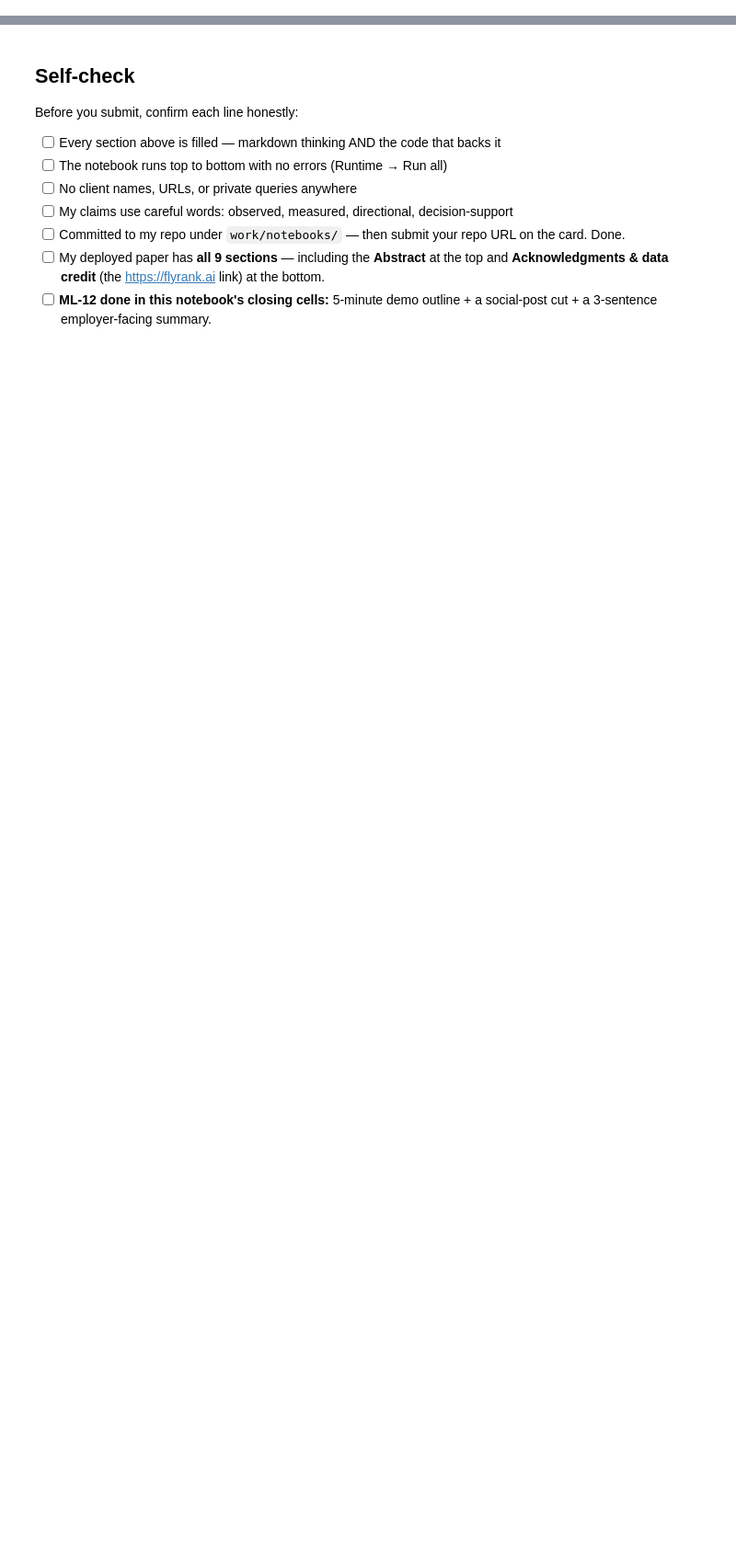
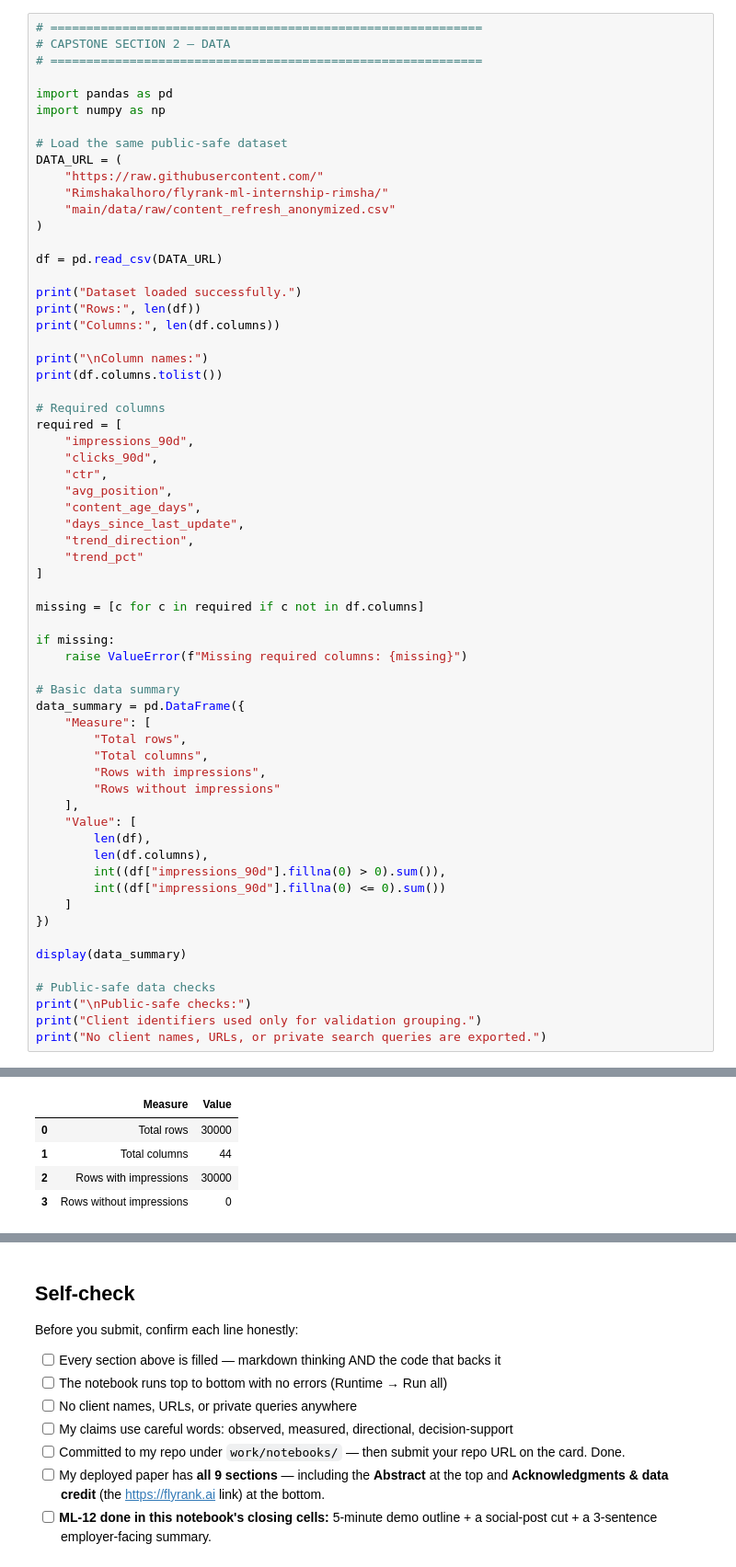
Before and after one commit to Rimshakalhoro/flyrank-ml-internship-rimsha, a Jupyter notebook: work/notebooks/capstone.ipynb, the cells around one changed output, grey strips where cells are left out. Shown at 92% size. Saved outputs shown, nothing was run; the diff lists cells and outputs as text; blank space fills up the shorter version.

```diff
--- a/work/notebooks/capstone.ipynb
+++ b/work/notebooks/capstone.ipynb
@@ -36,0 +60,64 @@ This skeleton is yours to fill. Work the sections **in order** — each one has
+# %%
+# ============================================================
+# CAPSTONE SECTION 2 — DATA
+# ============================================================
+
+import pandas as pd
+import numpy as np
+
+# Load the same public-safe dataset
+DATA_URL = (
+    "https://raw.githubusercontent.com/"
+    "Rimshakalhoro/flyrank-ml-internship-rimsha/"
+    "main/data/raw/content_refresh_anonymized.csv"
+)
+
+df = pd.read_csv(DATA_URL)
+
+print("Dataset loaded successfully.")
+print("Rows:", len(df))
+print("Columns:", len(df.columns))
+
+print("\nColumn names:")
+print(df.columns.tolist())
+
+# Required columns
+required = [
+    "impressions_90d",
+    "clicks_90d",
+    "ctr",
+    "avg_position",
+    "content_age_days",
+    "days_since_last_update",
+    "trend_direction",
+    "trend_pct"
+]
+
+missing = [c for c in required if c not in df.columns]
+
+if missing:
+    raise ValueError(f"Missing required columns: {missing}")
+
+# Basic data summary
+data_summary = pd.DataFrame({
+    "Measure": [
+        "Total rows",
+        "Total columns",
+        "Rows with impressions",
+        "Rows without impressions"
+    ],
+    "Value": [
+        len(df),
+        len(df.columns),
+        int((df["impressions_90d"].fillna(0) > 0).sum()),
+        int((df["impressions_90d"].fillna(0) <= 0).sum())
+    ]
+})
+
+display(data_summary)
+
+# Public-safe data checks
+print("\nPublic-safe checks:")
+print("Client identifiers used only for validation grouping.")
+print("No client names, URLs, or private search queries are exported.")
+# %% [output]
@@ -36,0 +130,5 @@ This skeleton is yours to fill. Work the sections **in order** — each one has
+|  | Measure | Value |
+| 0 | Total rows | 30000 |
+| 1 | Total columns | 44 |
+| 2 | Rows with impressions | 30000 |
+| 3 | Rows without impressions | 0 |
```
Also changed, not shown: parts of 22 cells of this notebook.
